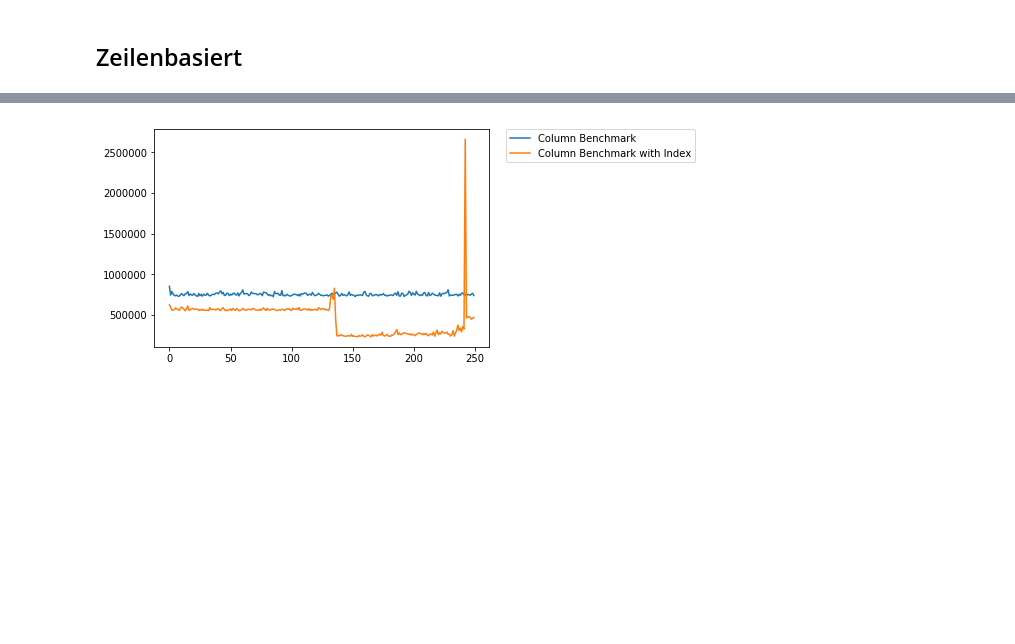
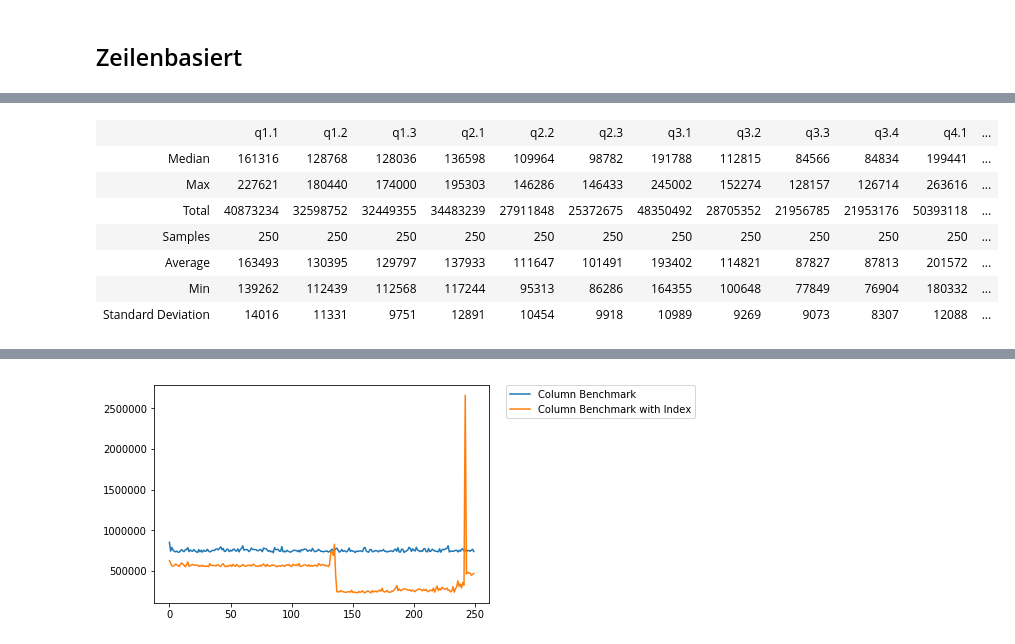
Before and after one commit to Osslack/HANA_SSBM, a Jupyter notebook: src/analyser/Analysis-SSBM-HANA.ipynb, the cells around one changed output, grey strips where cells are left out. Drawn from its saved outputs; the diff is of its cells as text; code cells hidden in the pictures; blank space fills up the shorter version.

```diff
--- a/src/analyser/Analysis-SSBM-HANA.ipynb
+++ b/src/analyser/Analysis-SSBM-HANA.ipynb
@@ -125,0 +137,11 @@ comparison.compare_visually()
+# %%
+comparison.compare_raw()
+# %% [output]
+|  | q1.1 | q1.2 | q1.3 | q2.1 | q2.2 | q2.3 | q3.1 | q3.2 | q3.3 | q3.4 | q4.1 | ... |
+| Median | 161316 | 128768 | 128036 | 136598 | 109964 | 98782 | 191788 | 112815 | 84566 | 84834 | 199441 | ... |
+| Max | 227621 | 180440 | 174000 | 195303 | 146286 | 146433 | 245002 | 152274 | 128157 | 126714 | 263616 | ... |
+| Total | 40873234 | 32598752 | 32449355 | 34483239 | 27911848 | 25372675 | 48350492 | 28705352 | 21956785 | 21953176 | 50393118 | ... |
+| Samples | 250 | 250 | 250 | 250 | 250 | 250 | 250 | 250 | 250 | 250 | 250 | ... |
+| Average | 163493 | 130395 | 129797 | 137933 | 111647 | 101491 | 193402 | 114821 | 87827 | 87813 | 201572 | ... |
+| Min | 139262 | 112439 | 112568 | 117244 | 95313 | 86286 | 164355 | 100648 | 77849 | 76904 | 180332 | ... |
+| Standard Deviation | 14016 | 11331 | 9751 | 12891 | 10454 | 9918 | 10989 | 9269 | 9073 | 8307 | 12088 | ... |
```
Also changed, not shown: parts of 10 cells of this notebook, 1 other file.
